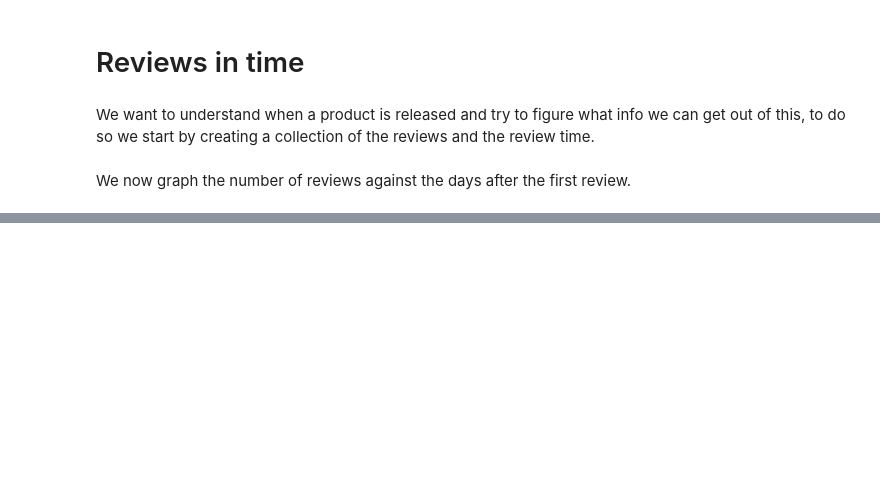
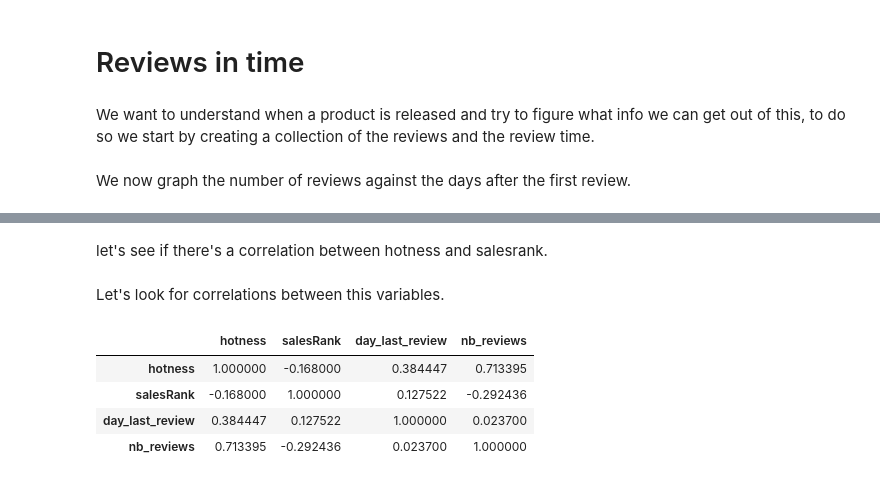
Before and after one commit to mptcloud/hackon_data, a Jupyter notebook: data_exploration.ipynb, the cells around one changed output, grey strips where cells are left out. Drawn from its saved outputs; the diff is of its cells as text; code cells hidden in the pictures; blank space fills up the shorter version.

```diff
--- a/data_exploration.ipynb
+++ b/data_exploration.ipynb
@@ -118,0 +141,2 @@ plt.show()
+# %% [markdown]
+let's see if there's a correlation between hotness and salesrank.
@@ -118,0 +154,10 @@ plt.show()
+# %% [markdown]
+Let's look for correlations between this variables.
+# %%
+review_time2[['hotness','salesRank','day_last_review','nb_reviews']].corr()
+# %% [output]
+|  | hotness | salesRank | day_last_review | nb_reviews |
+| hotness | 1.000000 | -0.168000 | 0.384447 | 0.713395 |
+| salesRank | -0.168000 | 1.000000 | 0.127522 | -0.292436 |
+| day_last_review | 0.384447 | 0.127522 | 1.000000 | 0.023700 |
+| nb_reviews | 0.713395 | -0.292436 | 0.023700 | 1.000000 |
```
Also changed, not shown: parts of 10 cells of this notebook.
